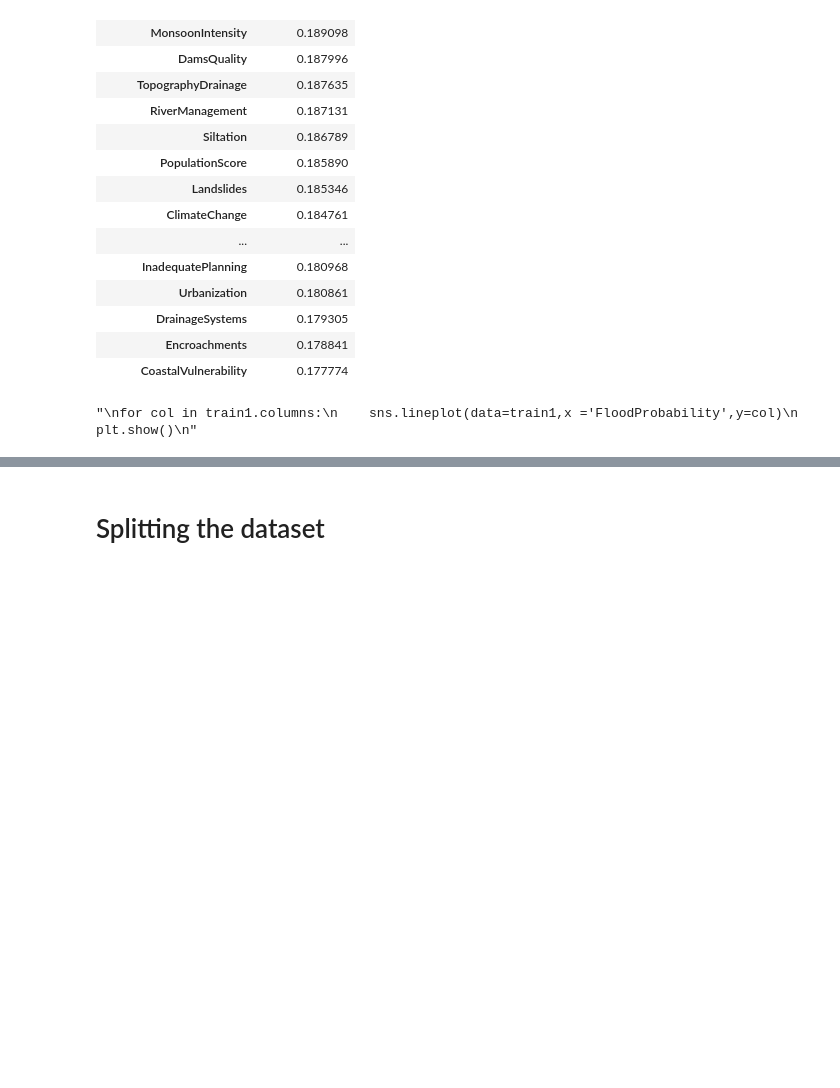
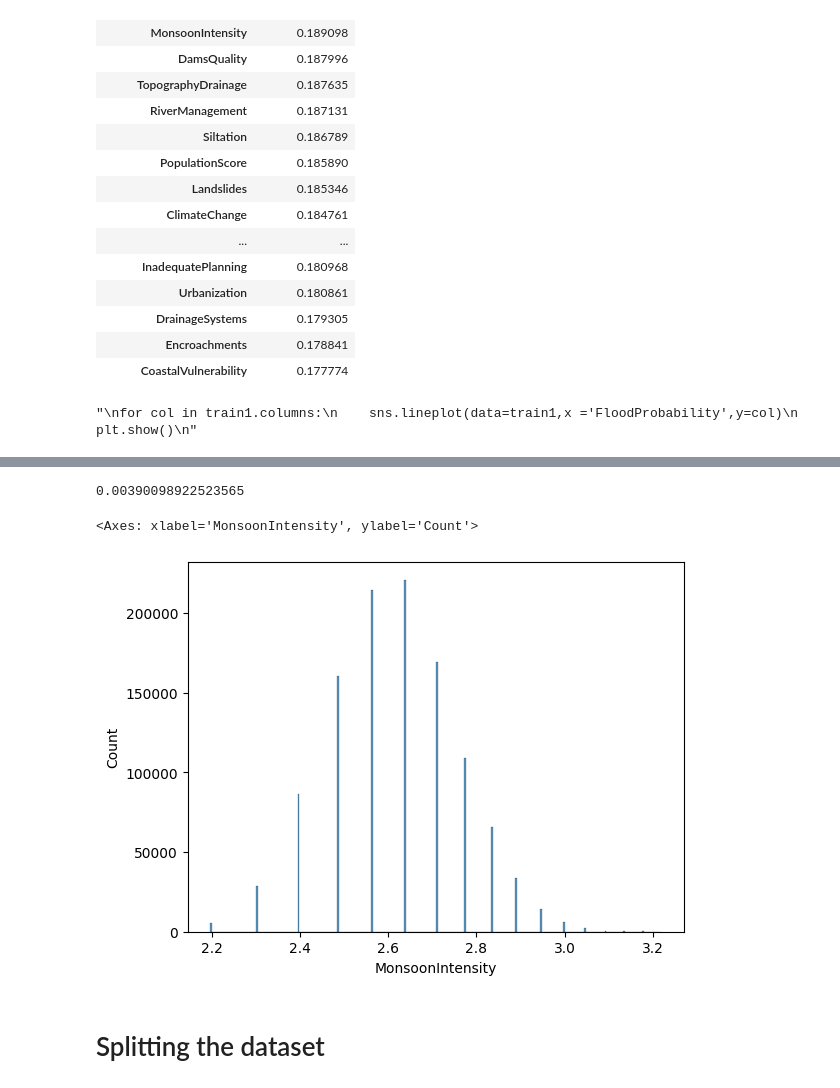
Before and after one commit to saptarshipal1/flood_prediction, a Jupyter notebook: data/notebook/flood_prediction.ipynb, the cells around one changed output, grey strips where cells are left out. Cells and saved outputs as stored; diff of their text form; code cells hidden in the pictures; blank space fills up the shorter version.

```diff
--- a/data/notebook/flood_prediction.ipynb
+++ b/data/notebook/flood_prediction.ipynb
@@ -166,3 +211,14 @@ for col in train1.columns:
+# %%
+train1['MonsoonIntensity'] = np.log1p(8+train1['MonsoonIntensity'])
+# %%
+train1['MonsoonIntensity'].skew()
+# %% [output]
+0.00390098922523565
+# %%
+sns.histplot(train1['MonsoonIntensity'])
+# %% [output]
+<Axes: xlabel='MonsoonIntensity', ylabel='Count'>
+[figure, added]
 # %% [markdown]
 # Splitting the dataset
 # %%
```
Also changed, not shown: parts of 4 cells of this notebook.
